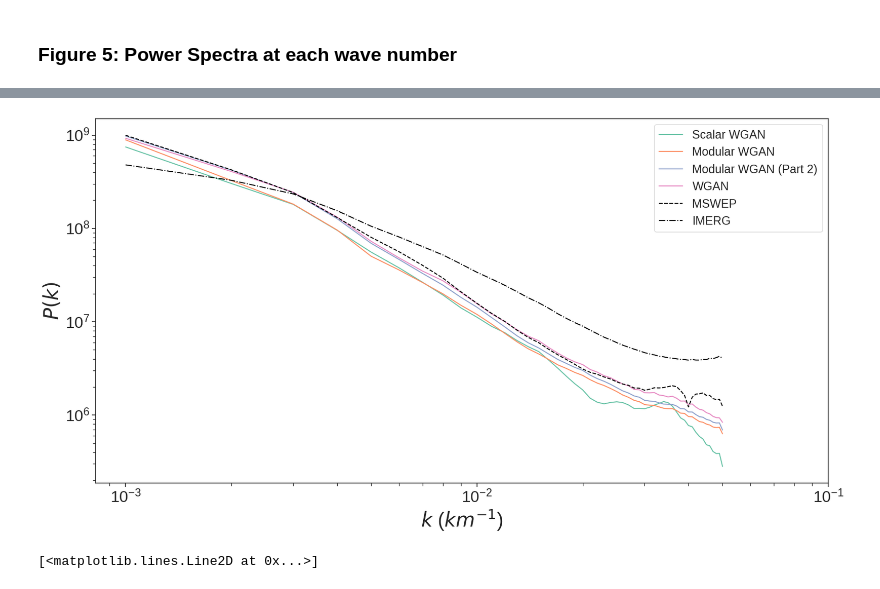
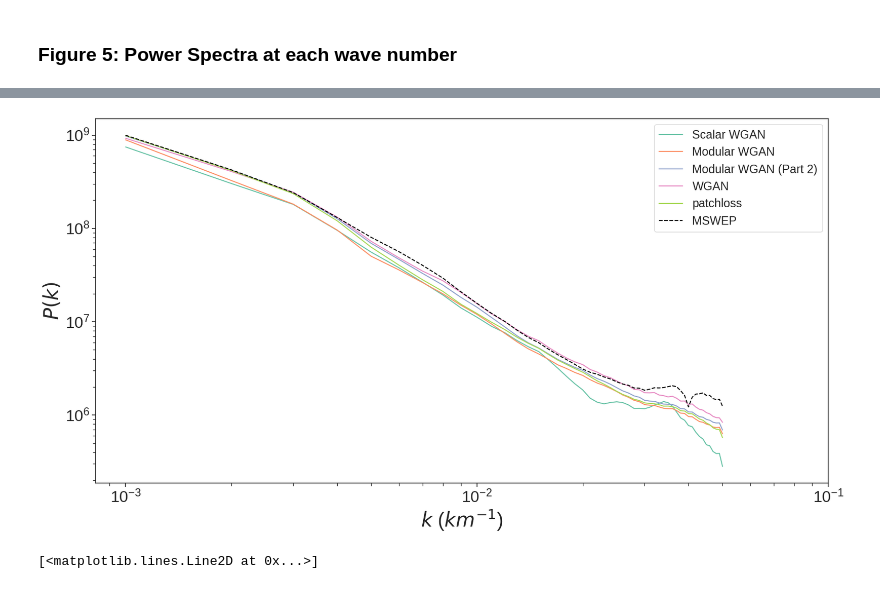
Before and after one commit to vosps/tropical_cyclone, a Jupyter notebook: tracking/5_spectral_power_density.ipynb, the cells around one changed output, grey strips where cells are left out. Drawn from its saved outputs; the diff is of its cells as text; code cells hidden in the pictures.

```diff
--- a/tracking/5_spectral_power_density.ipynb
+++ b/tracking/5_spectral_power_density.ipynb
@@ -289,38 +283,38 @@ sns.set_context("notebook")
 sns.set_palette("Set2")
 
 def change_units(x):
 	# npix * 1/k gives the units of pixels on the x axis
 	# then we multiply by 10 because each pixel is 10km, the whole image is 1000km across
 	# return 1000/x
 	return x/1000
 
 plt.loglog(change_units(wgan_scalar_k),wgan_scalar_p_k)
 plt.loglog(change_units(wgan_modular_k),wgan_modular_p_k)
 plt.loglog(change_units(mraw_k),mraw_p_k)
 # # plt.loglog(change_units(mweight_k),mweight_p_k)
 plt.loglog(change_units(wgan_2d_k),wgan_2d_p_k)
 # # plt.loglog(change_units(hrmip_k),hrmip_p_k)
 # # plt.loglog(change_units(cmip_k),cmip_p_k)
-# plt.loglog(change_units(patchloss_k),patchloss_p_k)
+plt.loglog(change_units(patchloss_k),patchloss_p_k)
 
 # axes.text(-0.1, 1.05, 'a.', transform=axes.transAxes, size=28, weight='bold')
 plt.loglog(change_units(real_k),real_p_k ,color='black',linestyle='dashed')
-plt.loglog(change_units(imerg_k),imerg_p_k,color='black',linestyle='dashdot')
+# plt.loglog(change_units(imerg_k),imerg_p_k,color='black',linestyle='dashdot')
 plt.xlabel("$k$ ($km^{-1}$)",fontsize=30)
 plt.xlim([0,0.1])
 plt.xticks(fontsize=24)
 plt.yticks(fontsize=24)
 plt.ylabel("$P(k)$",fontsize=30)
 # plt.legend(['Scalar WGAN','Modular WGAN','Modular WGAN (raw)','Modular WGAN (raw weighted)','WGAN','HighResMIP','CMIP6','MSWEP','IMERG'],frameon=True,fontsize=18)
 # plt.legend(['Scalar WGAN','Modular WGAN','Modular WGAN (raw)','WGAN','HighResMIP','CMIP6','MSWEP','IMERG'],frameon=True,fontsize=18)
 # plt.legend(['Scalar WGAN','Modular WGAN','Modular WGAN (Part 2)','WGAN','Patchloss','MSWEP','IMERG'],frameon=True,fontsize=18)
-plt.legend(['Scalar WGAN','Modular WGAN','Modular WGAN (Part 2)','WGAN','MSWEP','IMERG'],frameon=True,fontsize=18)
+plt.legend(['Scalar WGAN','Modular WGAN','Modular WGAN (Part 2)','WGAN','patchloss','MSWEP'],frameon=True,fontsize=18)
 # plt.fill_between(k_vaegan_ensemble, p_k_vaegan_min,p_k_vaegan_max,color='#57cc99',alpha=0.2)
 # plt.fill_between(k_gan_ensemble, p_k_gan_min,p_k_gan_max,color='#219ebc',alpha=0.2)
-plt.savefig('figure5-power_spectra-ke_tracks_v-final10.png',bbox_inches='tight',dpi=600)
+plt.savefig('figure5-power_spectra-ke_tracks_v-final11.png',bbox_inches='tight',dpi=600)
 # plt.show
 # %% [output]
-[figure, old version]
+[figure, new version]
 # %%
 plt.loglog(change_units(mraw_k),mraw_p_k)
 # %% [output]
```
Also changed, not shown: parts of 11 cells of this notebook, 9 other files.
